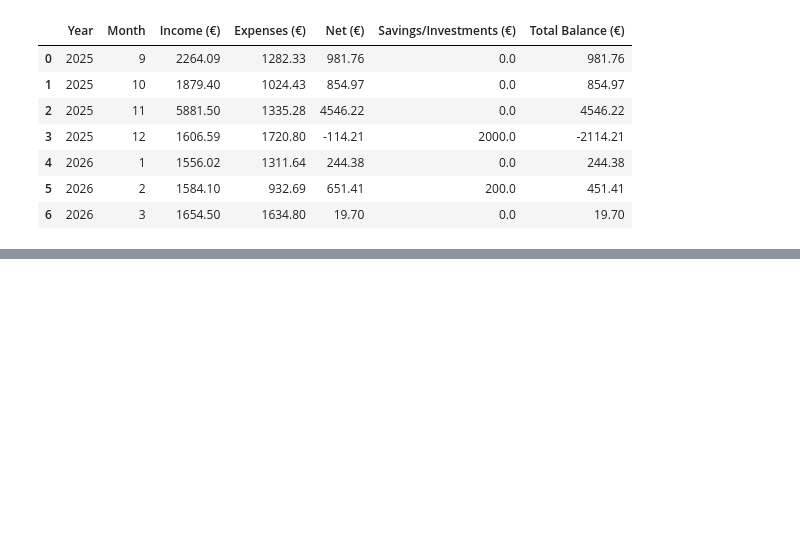
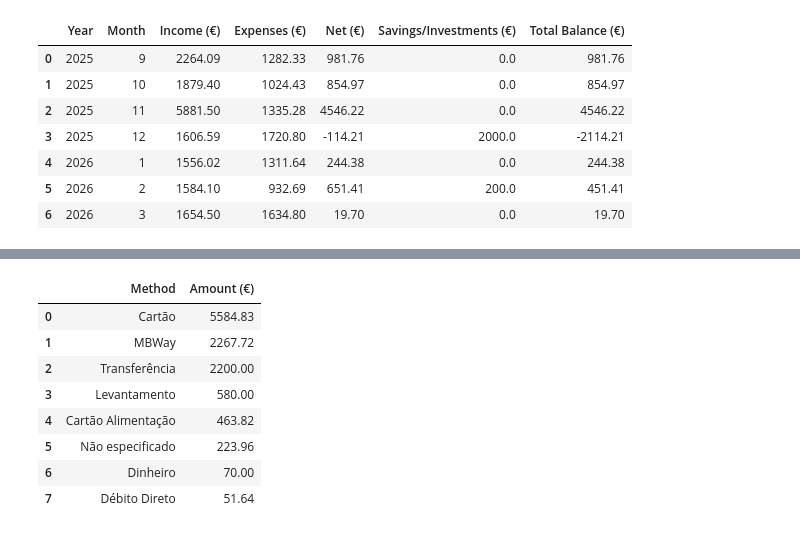
Before and after one commit to DuarteLopes99/Personal_Finances, a Jupyter notebook: notebook/pipeline_walkthrough.ipynb, the cells around one changed output, grey strips where cells are left out. Cells and saved outputs as stored; diff of their text form; code cells hidden in the pictures; blank space fills up the shorter version.

```diff
--- a/notebook/pipeline_walkthrough.ipynb
+++ b/notebook/pipeline_walkthrough.ipynb
@@ -196,0 +215,13 @@ expense_breakdown
+# %%
+method_breakdown = overview.compute_method_breakdown(store, schema.TYPE_EXPENSE)
+method_breakdown
+# %% [output]
+|  | Method | Amount (€) |
+| 0 | Cartão | 5584.83 |
+| 1 | MBWay | 2267.72 |
+| 2 | Transferência | 2200.00 |
+| 3 | Levantamento | 580.00 |
+| 4 | Cartão Alimentação | 463.82 |
+| 5 | Não especificado | 223.96 |
+| 6 | Dinheiro | 70.00 |
+| 7 | Débito Direto | 51.64 |
```
Also changed, not shown: parts of 13 cells of this notebook, 8 other files.
